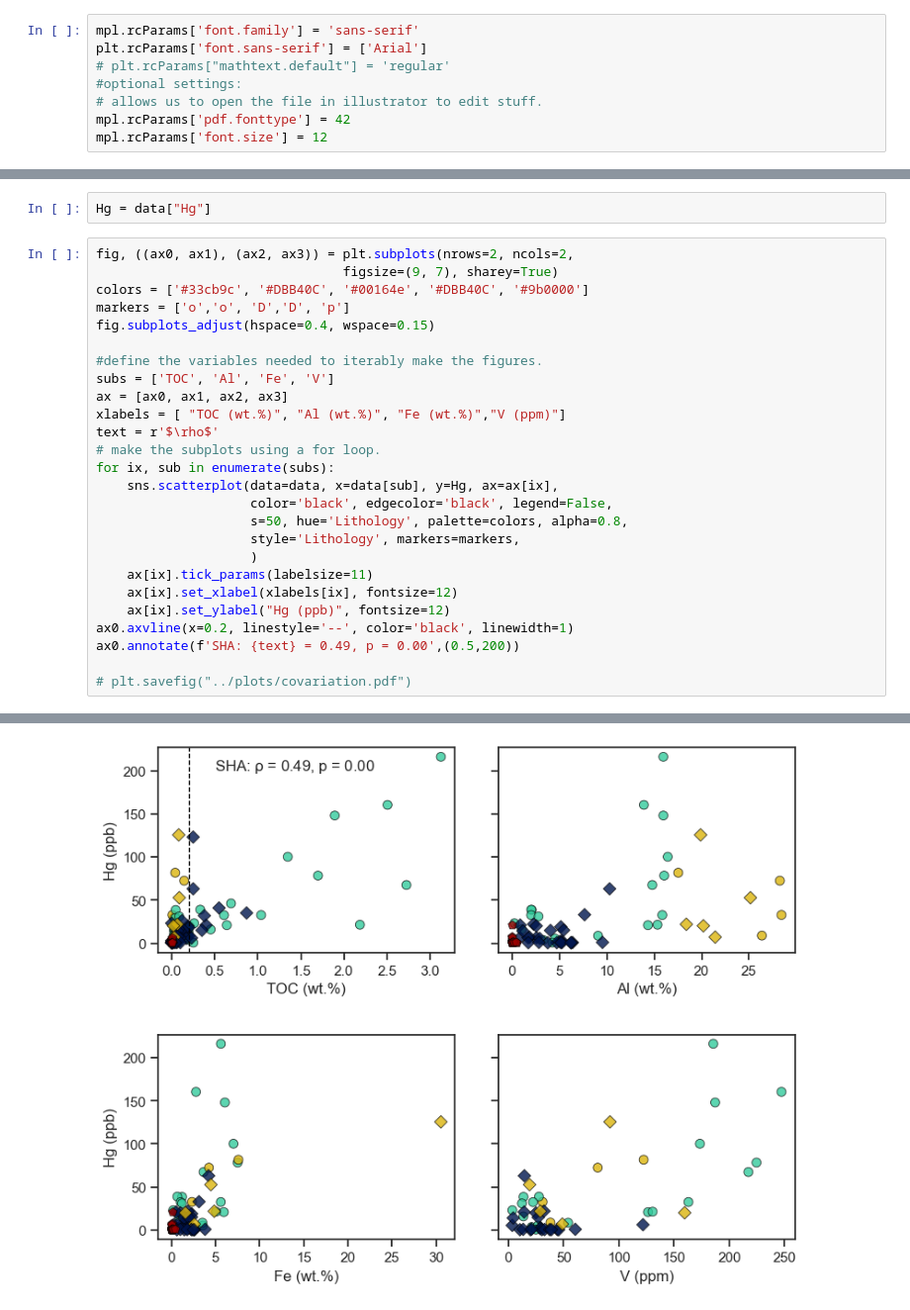
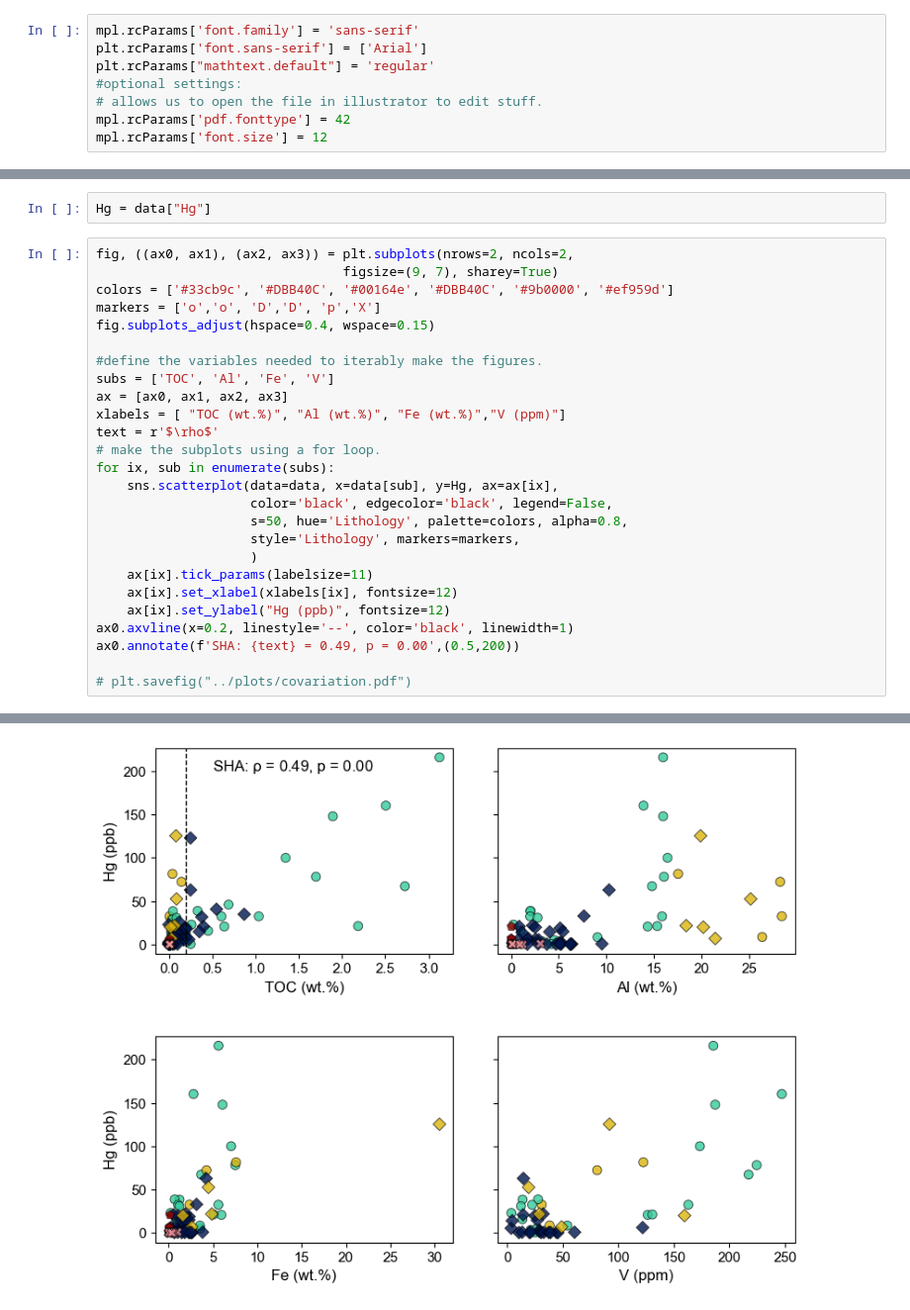
Before and after one commit to oluwaseun-edward/notebooks, a Jupyter notebook: covariation.ipynb, the cells around one changed output, grey strips where cells are left out. Shown at 99% size. Saved outputs shown, nothing was run; the diff lists cells and outputs as text.

```diff
--- a/covariation.ipynb
+++ b/covariation.ipynb
@@ -7,7 +7,7 @@ import matplotlib as mpl
 # %%
 mpl.rcParams['font.family'] = 'sans-serif'
 plt.rcParams['font.sans-serif'] = ['Arial']
-# plt.rcParams["mathtext.default"] = 'regular'
+plt.rcParams["mathtext.default"] = 'regular'
 #optional settings:
 # allows us to open the file in illustrator to edit stuff.
 mpl.rcParams['pdf.fonttype'] = 42
@@ -79,29 +103,29 @@ Hg = data["Hg"]
 # %%
 fig, ((ax0, ax1), (ax2, ax3)) = plt.subplots(nrows=2, ncols=2,
                                 figsize=(9, 7), sharey=True)
-colors = ['#33cb9c', '#DBB40C', '#00164e', '#DBB40C', '#9b0000']
-markers = ['o','o', 'D','D', 'p']
+colors = ['#33cb9c', '#DBB40C', '#00164e', '#DBB40C', '#9b0000', '#ef959d']
+markers = ['o','o', 'D','D', 'p','X']
 fig.subplots_adjust(hspace=0.4, wspace=0.15)
 
 #define the variables needed to iterably make the figures.
 subs = ['TOC', 'Al', 'Fe', 'V']
 ax = [ax0, ax1, ax2, ax3]
 xlabels = [ "TOC (wt.%)", "Al (wt.%)", "Fe (wt.%)","V (ppm)"]
 text = r'$\rho$'
 # make the subplots using a for loop.
 for ix, sub in enumerate(subs):
     sns.scatterplot(data=data, x=data[sub], y=Hg, ax=ax[ix],
                     color='black', edgecolor='black', legend=False,
                     s=50, hue='Lithology', palette=colors, alpha=0.8,
                     style='Lithology', markers=markers,
                     )
     ax[ix].tick_params(labelsize=11)
     ax[ix].set_xlabel(xlabels[ix], fontsize=12)
     ax[ix].set_ylabel("Hg (ppb)", fontsize=12)
 ax0.axvline(x=0.2, linestyle='--', color='black', linewidth=1)
 ax0.annotate(f'SHA: {text} = 0.49, p = 0.00',(0.5,200))
 
 # plt.savefig("../plots/covariation.pdf")
 # %% [output]
 Text(0.5, 200, 'SHA: $\\rho$ = 0.49, p = 0.00')
-[figure, old version]
+[figure, new version]
```
Also changed, not shown: parts of 7 cells of this notebook, 1 other file.
